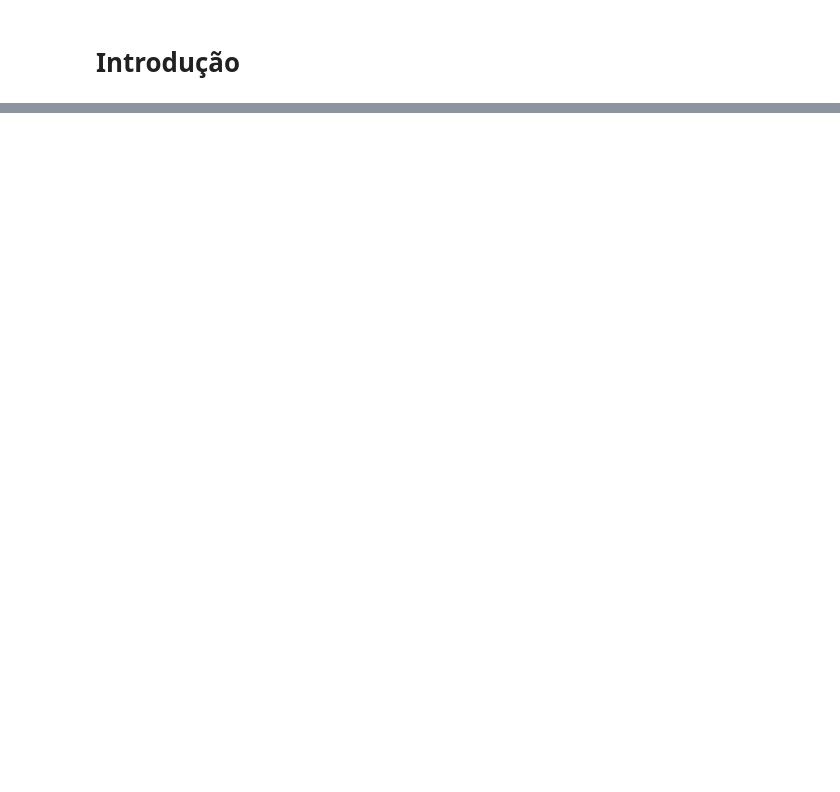
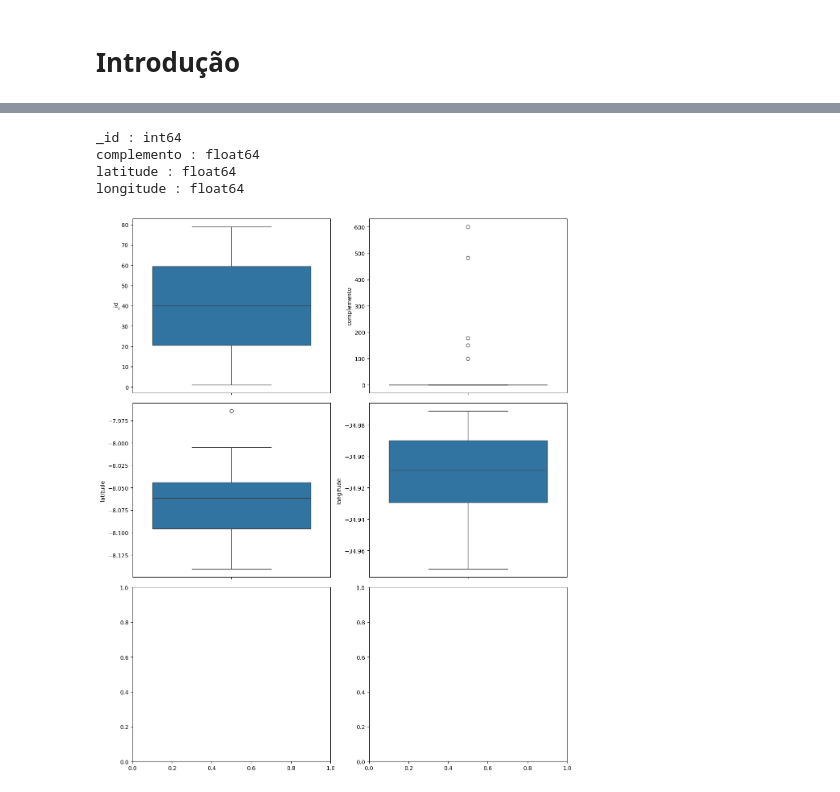
Before and after one commit to Daniel-Tavares-de-Lima/Conjunto-de-Dados-de-Transa-es-Imobili-rias-com-Informa-es-sobre-ITBI, a Jupyter notebook: código/analise.ipynb, the cells around one changed output, grey strips where cells are left out. Saved outputs shown, nothing was run; the diff lists cells and outputs as text; code cells hidden in the pictures; blank space fills up the shorter version.

Commit message:
Tratamento dos dados

```diff
--- a/código/analise.ipynb
+++ b/código/analise.ipynb
@@ -33,0 +99,8 @@ pd.head()
+# %%
+# Agora substituímos a palavra s/n por 0
+df.loc[(df["complemento"] == "s/n"), "complemento"] = 0
+
+# Em seguida convertemos o campo em float
+df["complemento"] = df["complemento"].astype(np.float64)
+
+#Pronto
@@ -33,0 +126,7 @@ pd.head()
+# %%
+# Uma forma bem mais simples de tratarmos o dado é utilizar direto a função FILLNA preenchendo os valores em branco
+# com a mediana
+df["complemento"] = df["complemento"].fillna((df["complemento"].median()))
+
+#No caso de Strings, substitua os valores nulos para outra palavra
+df["bairro"] = df["bairro"].fillna("Desconhecido")
@@ -33,0 +173,37 @@ pd.head()
+# %%
+# Vamos analisar os outliers das colunas númericas
+#outliers são valores discrepantes um dos outros ex: 10-500
+
+numeros = []
+
+for i in df.columns[0:78].tolist():
+    if df.dtypes[i] == "int64" or df.dtypes[i] == "float64":
+        print(i, ":", df.dtypes[i])
+        numeros.append(i)
+# %% [output]
+_id : int64
+complemento : float64
+latitude : float64
+longitude : float64
+# %%
+# Para cada variavel que for passando no for, vai montando um grafo
+plt.rcParams["figure.figsize"] = [12.00, 14.00]
+plt.rcParams["figure.autolayout"] = True
+
+#Aqui definimos em quantas linhas e colunas queremos exibir os gráficos
+f, axes = plt.subplots(3,2) #3 linhas e 2 colunas
+
+linha = 0
+coluna = 0
+
+
+for i in numeros:
+    sns.boxplot(data = df, y = i, ax = axes[linha][coluna])
+    coluna += 1
+    if coluna == 2:
+        linha += 1
+        coluna = 0
+
+plt.show()
+# %% [output]
+[figure, added]
```
Also changed, not shown: parts of 14 cells of this notebook.
